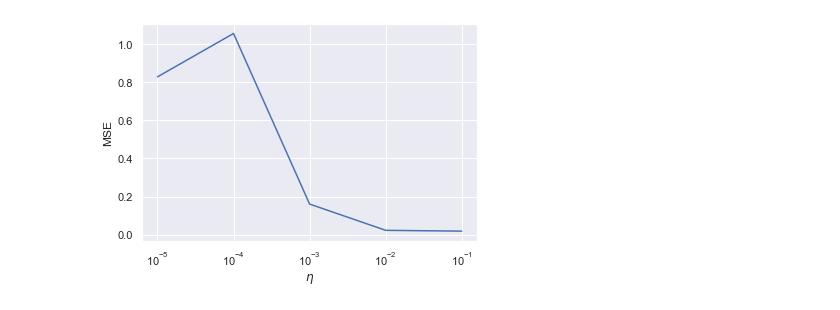
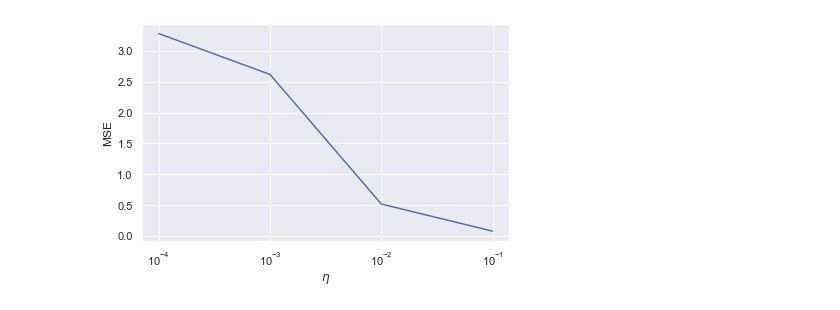
Before and after one commit to MortenTryti/MachineLearning, a Jupyter notebook: Project 2/Task a.ipynb, the cells around one changed output. Saved outputs shown, nothing was run; the diff lists cells and outputs as text; code cells hidden in the pictures.

Commit message:
figures added for stoc grad with fixed learning rate

```diff
--- a/Project 2/Task a.ipynb
+++ b/Project 2/Task a.ipynb
@@ -163,55 +173,63 @@ X_train, X_test, z_train, z_test = train_test_split(X, z.reshape(-1,1), test_siz
 
 # Stocastic gradient desent,
 
-numberMinibach = np.array([2,4,8,16,32,64])
-numEpochs = np.array([1000,10000,100000,500000])
-etas = np.logspace(-5,-1,5)
+numberMinibach = np.array([4,8,16,32,64])
+numEpochs = np.array([10,100,1000,10000])
+#epoch_index, minibach_index = 0,3
+etas = np.logspace(-4,-1,4)
 lambdas = np.logspace(-4,0,5)
-numberOfStraps =100
+numberOfStraps = 30
 
-MSE_OLS = np.zeros(len(etas))
-MSE_Ridge = np.zeros((len(etas),len(lambdas)))
+for epoch_index in range(len(numEpochs)):
+    for minibach_index in range(len(numberMinibach)):
+        MSE_OLS = np.zeros(len(etas))
+        MSE_Ridge = np.zeros((len(etas),len(lambdas)))
 
-i,j = 0,0
-for eta in etas:
-    for lam in lambdas:
-      #  beta_Ridge_stoc = StocGradRidge(numberMinibach[1],numEpochs[0],X_train,z_train,etas[i],lamdas[j])
-      #  z_pred_ridge = X_test @ beta_Ridge_stoc
-      #  MSE_Ridge[i,j] = MSE(z_test,z_pred_ridge)
-        MSE_Ridge[i,j] = bootstrap_Ridge_stoc(X_train,X_test,z_train,z_test,numberOfStraps,numberMinibach[0],numEpochs[0],eta,lam)
-        j +=1
-    beta_OLS_stoc =  StocGradOLS(numberMinibach[1],numEpochs[0],X_train,z_train,etas[i])
-    z_pred_OLS = X_test @ beta_OLS_stoc
-    MSE_OLS[i] = MSE(z_test,z_pred_ridge)
-    i += 1
-    print(j)
-    j=0
+        i,j = 0,0
+        for eta in etas:
+            for lam in lambdas:
+              #  beta_Ridge_stoc = StocGradRidge(numberMinibach[1],numEpochs[0],X_train,z_train,etas[i],lamdas[j])
+              #  z_pred_ridge = X_test @ beta_Ridge_stoc
+              #  MSE_Ridge[i,j] = MSE(z_test,z_pred_ridge)
+                MSE_Ridge[i,j],train_MSE = bootstrap_Ridge_stoc(X_train,X_test,z_train,z_test,numberOfStraps,numberMinibach[minibach_index],
+                                                                numEpochs[epoch_index],eta,lam)
+                j +=1
+          #  beta_OLS_stoc =  StocGradOLS(numberMinibach[1],numEpochs[0],X_train,z_train,etas[i])
+          #  z_pred_OLS = X_test @ beta_OLS_stoc
+          #  MSE_OLS[i] = MSE(z_test,z_pred_ridge)
+            MSE_OLS[i],train_MSE = bootstrap_ols_stoc(X_train,X_test,z_train,z_test,numberOfStraps,numberMinibach[minibach_index],
+                                                      numEpochs[epoch_index],eta)
+            i += 1
+            print(i)
+            j=0
 
-plt.figure()
-plt.semilogx(etas,MSE_OLS)
-plt.xlabel(r'$\eta$')
-plt.ylabel('MSE')
-plt.show()
+        plt.figure()
+        plt.semilogx(etas,MSE_OLS)
+        plt.xlabel(r'$\eta$')
+        plt.ylabel('MSE')
+        plt.tight_layout()
+        plt.savefig(f"OLS_Task_a_NumEpochs{numEpochs[epoch_index]}_NumBach{numberMinibach[minibach_index]}_New.pdf")
+        plt.show()
 
 
 
-sns.set()
+        sns.set()
 
-#### Sets a log scale on the heat plot
-tick = ticker.ScalarFormatter(useOffset=False, useMathText=True)
-tick.set_powerlimits((0,0))
+        #### Sets a log scale on the heat plot
+        tick = ticker.ScalarFormatter(useOffset=False, useMathText=True)
+        tick.set_powerlimits((0,0))
 
-tx = [u"${}$".format(tick.format_data(x)) for x in lambdas]
-ty = [u"${}$".format(tick.format_data(x)) for x in etas]
+        tx = [u"${}$".format(tick.format_data(x)) for x in lambdas]
+        ty = [u"${}$".format(tick.format_data(x)) for x in etas]
 
-#lambdas_sea = [lambdas[i] for i in range(len(lambdas))]
-#etas_sea =  [etas[i] for i in range(len(etas))]
+        #lambdas_sea = [lambdas[i] for i in range(len(lambdas))]
+        #etas_sea =  [etas[i] for i in range(len(etas))]
 
-fig, ax = plt.subplots(figsize = (10, 10))
-sns.heatmap(data=MSE_Ridge,ax=ax, cmap="viridis",annot=True ,xticklabels=tx, yticklabels=ty,)
-ax.set_xlabel(r'$\lambda$')
-ax.set_ylabel(r'$\eta$')
-
-
-plt.show()
+        fig, ax = plt.subplots(figsize = (10, 10))
+        sns.heatmap(data=MSE_Ridge,ax=ax, cmap="viridis",annot=True ,xticklabels=tx, yticklabels=ty,)
+        ax.set_xlabel(r'$\lambda$')
+        ax.set_ylabel(r'$\eta$')
+        plt.tight_layout()
+        plt.savefig(f"Ridge_Task_a_NumEpochs{numEpochs[epoch_index]}_NumBach{numberMinibach[minibach_index]}_New.pdf")
+        plt.show()
 # %% [output]
@@ -223 +240 @@ plt.show()
-[figure, old version]
+[figure, new version]
```
Also changed, not shown: parts of 2 cells of this notebook, 36 other files.
